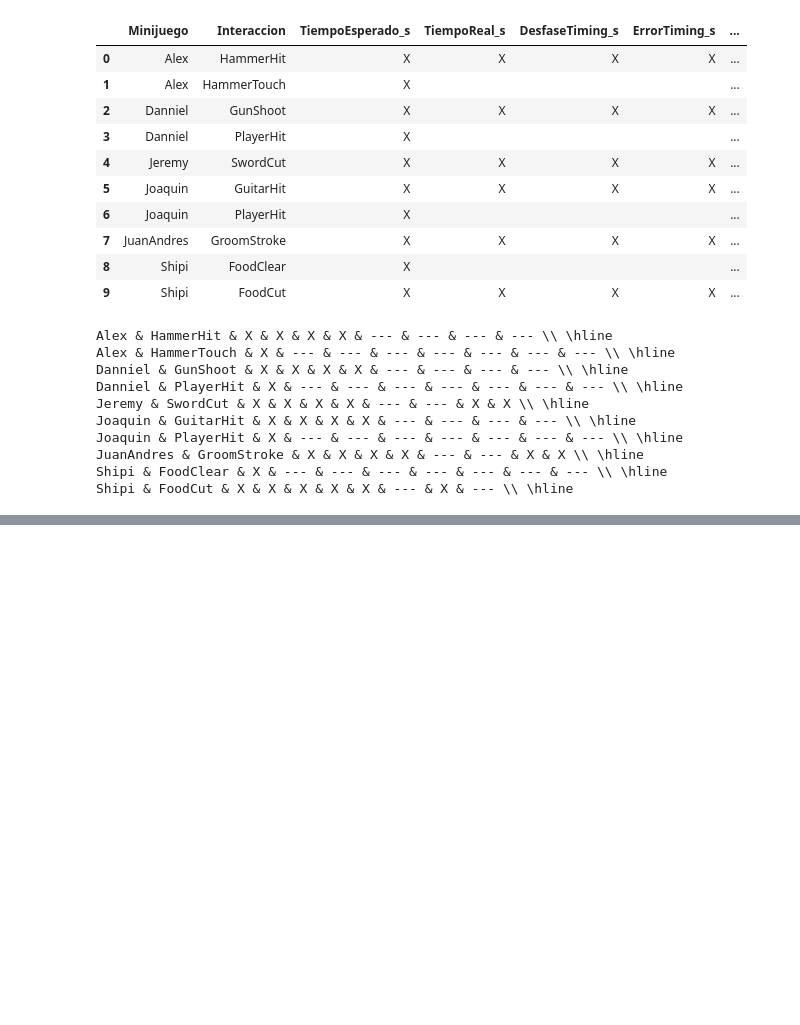
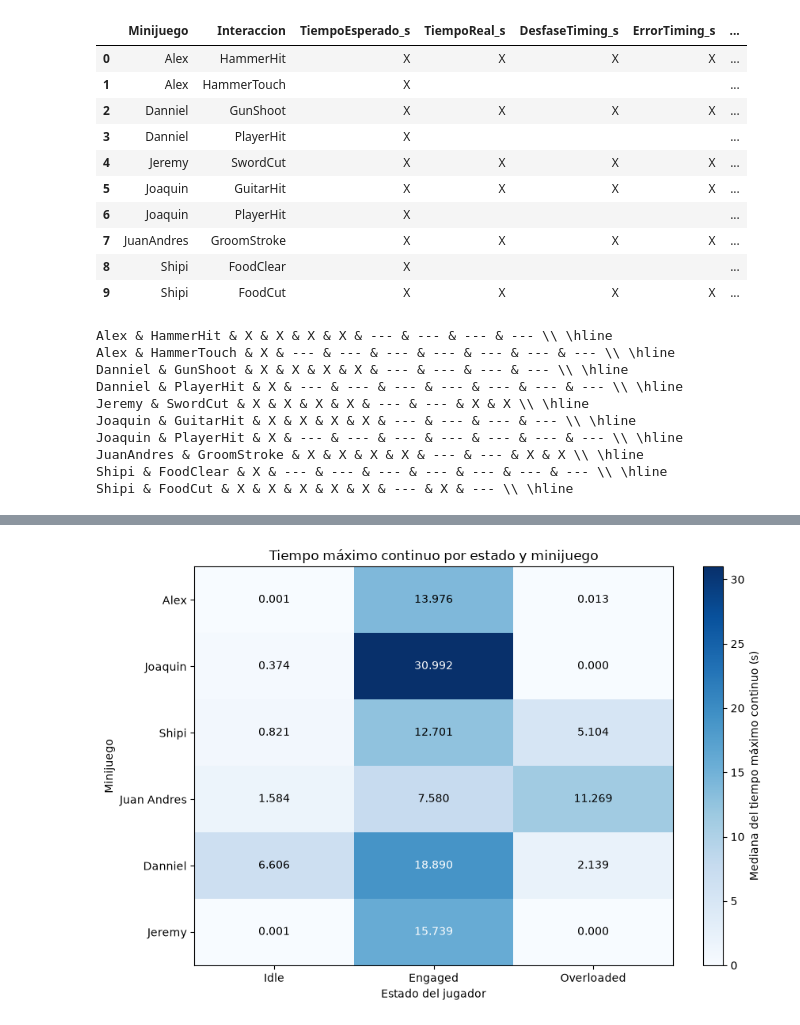
Before and after one commit to DiegoGarV/PGL, a Jupyter notebook: raw results/analisis.ipynb, the cells around one changed output, grey strips where cells are left out. Drawn from its saved outputs; the diff is of its cells as text; code cells hidden in the pictures; blank space fills up the shorter version.

```diff
--- a/raw results/analisis.ipynb
+++ b/raw results/analisis.ipynb
@@ -3180,0 +3726,68 @@ Shipi & FoodCut & X & X & X & X & X & --- & X & --- \\ \hline
+# %%
+import pandas as pd
+import matplotlib.pyplot as plt
+
+# Columnas de tiempos máximos
+columnas = [
+    "MaxIdle_s",
+    "MaxEngaged_s",
+    "MaxOverloaded_s"
+]
+
+estados = ["Idle", "Engaged", "Overloaded"]
+
+# Calcular la mediana entre participantes
+resumen_maximos = (
+    tiempos_maximos
+    .groupby("Minijuego")[columnas]
+    .median()
+    .reindex(orden)
+)
+
+# Crear gráfica independiente
+fig, ax = plt.subplots(figsize=(9, 6))
+
+imagen = ax.imshow(
+    resumen_maximos.values,
+    cmap="Blues",
+    aspect="auto"
+)
+
+ax.set_xticks(range(len(estados)))
+ax.set_xticklabels(estados)
+
+ax.set_yticks(range(len(orden)))
+ax.set_yticklabels(nombres)
+
+# Mostrar tiempo dentro de cada celda
+max_valor = resumen_maximos.max().max()
+
+for i in range(len(orden)):
+    for j in range(len(estados)):
+        valor = resumen_maximos.iloc[i, j]
+
+        ax.text(
+            j, i,
+            f"{valor:.3f}",
+            ha="center",
+            va="center",
+            color="white" if valor > max_valor / 2 else "black"
+        )
+
+ax.set_xlabel("Estado del jugador")
+ax.set_ylabel("Minijuego")
+
+ax.set_title(
+    "Tiempo máximo continuo por estado y minijuego"
+)
+
+fig.colorbar(
+    imagen,
+    ax=ax,
+    label="Mediana del tiempo máximo continuo (s)"
+)
+
+plt.tight_layout()
+plt.show()
+# %% [output]
+[figure, added]
```
Also changed, not shown: parts of 6 cells of this notebook, 7 other files.
